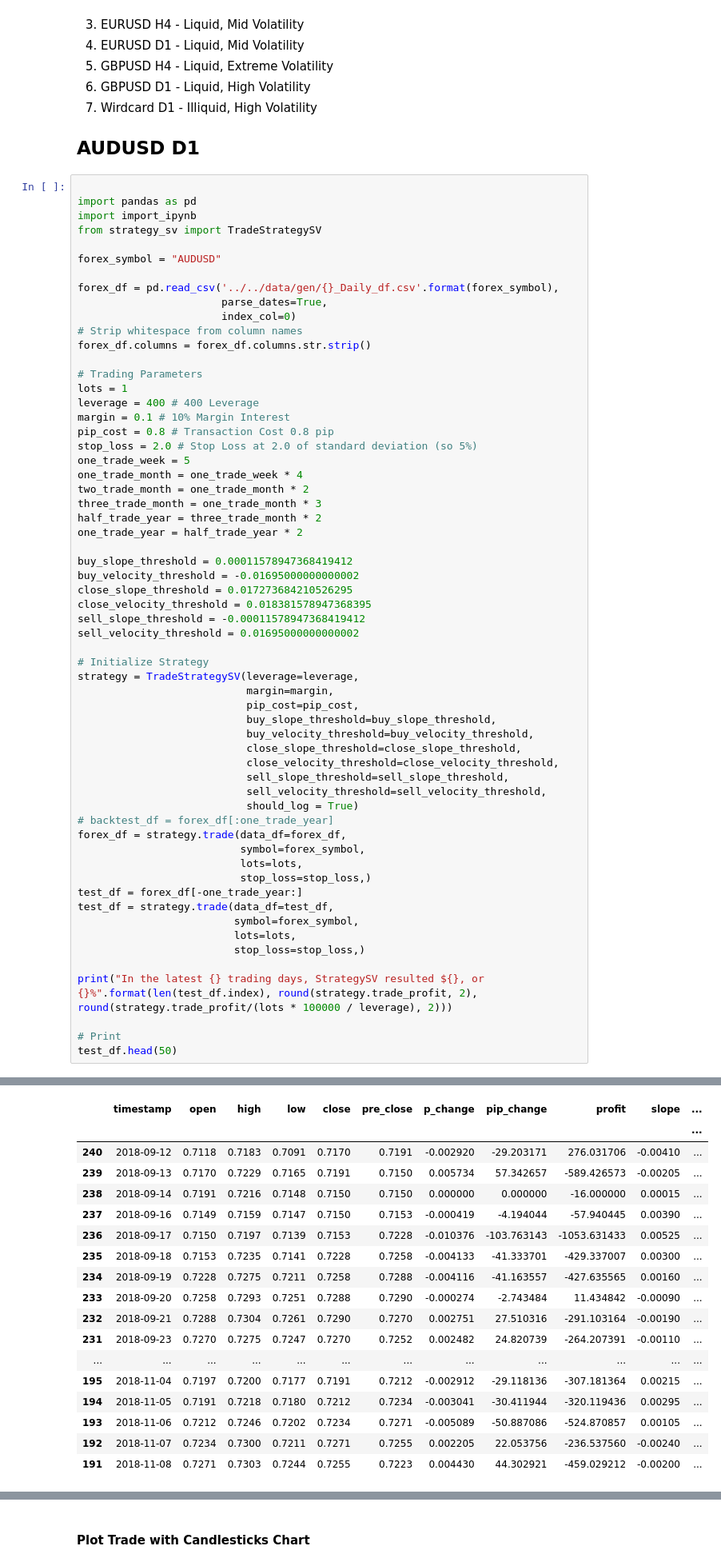
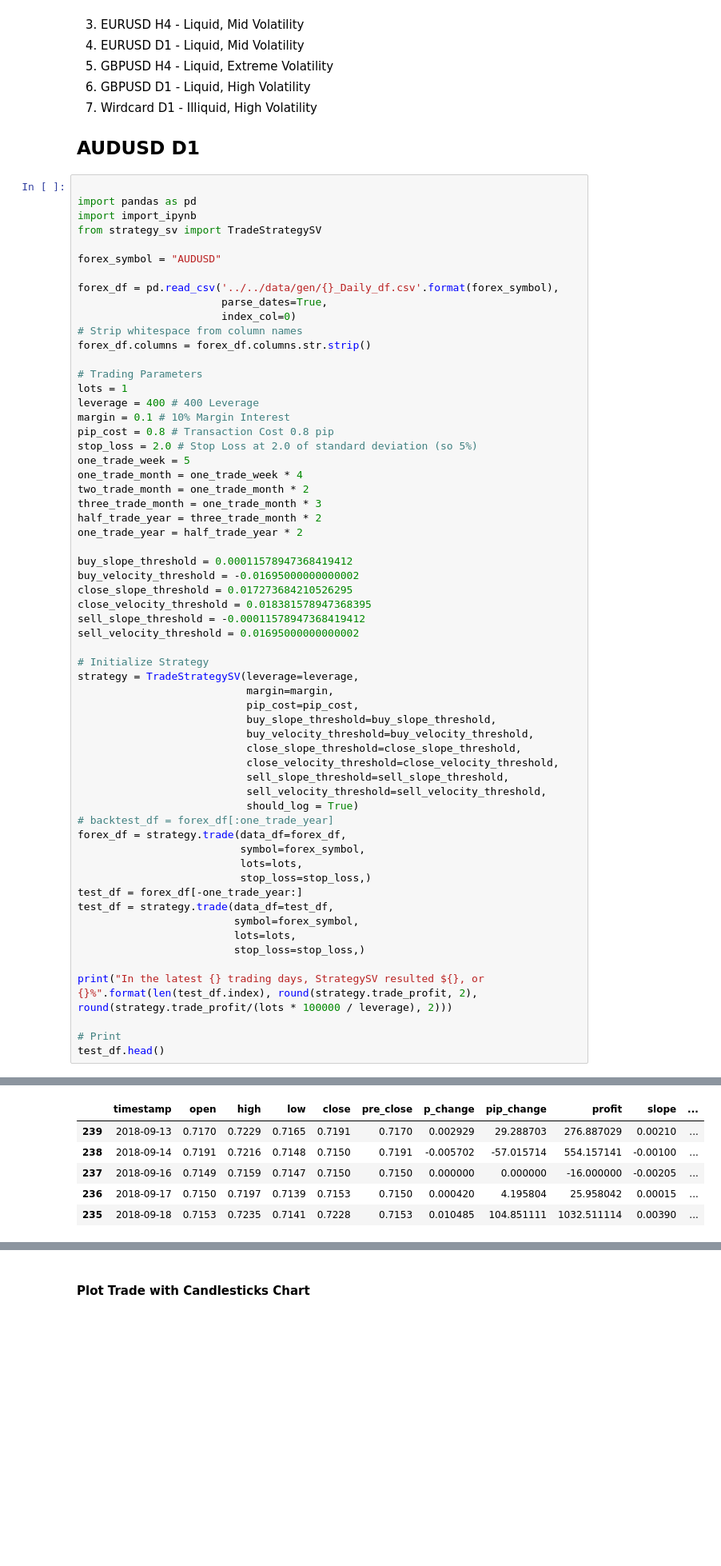
Before and after one commit to jacktator/QuantTrading_Py, a Jupyter notebook: alpha/strategies/strategy_sv_test.ipynb, the cells around one changed output, grey strips where cells are left out. Shown at 80% size. Drawn from its saved outputs; the diff is of its cells as text; blank space fills up the shorter version.

```diff
--- a/alpha/strategies/strategy_sv_test.ipynb
+++ b/alpha/strategies/strategy_sv_test.ipynb
@@ -71,6 +71,6 @@ test_df = strategy.trade(data_df=test_df,
 print("In the latest {} trading days, StrategySV resulted ${}, or {}%".format(len(test_df.index), round(strategy.trade_profit, 2), round(strategy.trade_profit/(lots * 100000 / leverage), 2)))
 
 # Print
-test_df.head(50)
+test_df.head()
 # %% [output]
 importing Jupyter notebook from strategy_sv.ipynb
@@ -78,21 +78,9 @@ In the latest 240 trading days, StrategySV resulted $-60068.62, or -240.27%
 |  | timestamp | open | high | low | close | pre_close | p_change | pip_change | profit | slope | ... |
-|  |  |  |  |  |  |  |  |  |  |  | ... |
-| 240 | 2018-09-12 | 0.7118 | 0.7183 | 0.7091 | 0.7170 | 0.7191 | -0.002920 | -29.203171 | 276.031706 | -0.00410 | ... |
-| 239 | 2018-09-13 | 0.7170 | 0.7229 | 0.7165 | 0.7191 | 0.7150 | 0.005734 | 57.342657 | -589.426573 | -0.00205 | ... |
-| 238 | 2018-09-14 | 0.7191 | 0.7216 | 0.7148 | 0.7150 | 0.7150 | 0.000000 | 0.000000 | -16.000000 | 0.00015 | ... |
-| 237 | 2018-09-16 | 0.7149 | 0.7159 | 0.7147 | 0.7150 | 0.7153 | -0.000419 | -4.194044 | -57.940445 | 0.00390 | ... |
-| 236 | 2018-09-17 | 0.7150 | 0.7197 | 0.7139 | 0.7153 | 0.7228 | -0.010376 | -103.763143 | -1053.631433 | 0.00525 | ... |
-| 235 | 2018-09-18 | 0.7153 | 0.7235 | 0.7141 | 0.7228 | 0.7258 | -0.004133 | -41.333701 | -429.337007 | 0.00300 | ... |
-| 234 | 2018-09-19 | 0.7228 | 0.7275 | 0.7211 | 0.7258 | 0.7288 | -0.004116 | -41.163557 | -427.635565 | 0.00160 | ... |
-| 233 | 2018-09-20 | 0.7258 | 0.7293 | 0.7251 | 0.7288 | 0.7290 | -0.000274 | -2.743484 | 11.434842 | -0.00090 | ... |
-| 232 | 2018-09-21 | 0.7288 | 0.7304 | 0.7261 | 0.7290 | 0.7270 | 0.002751 | 27.510316 | -291.103164 | -0.00190 | ... |
-| 231 | 2018-09-23 | 0.7270 | 0.7275 | 0.7247 | 0.7270 | 0.7252 | 0.002482 | 24.820739 | -264.207391 | -0.00110 | ... |
-| ... | ... | ... | ... | ... | ... | ... | ... | ... | ... | ... | ... |
-| 195 | 2018-11-04 | 0.7197 | 0.7200 | 0.7177 | 0.7191 | 0.7212 | -0.002912 | -29.118136 | -307.181364 | 0.00215 | ... |
-| 194 | 2018-11-05 | 0.7191 | 0.7218 | 0.7180 | 0.7212 | 0.7234 | -0.003041 | -30.411944 | -320.119436 | 0.00295 | ... |
-| 193 | 2018-11-06 | 0.7212 | 0.7246 | 0.7202 | 0.7234 | 0.7271 | -0.005089 | -50.887086 | -524.870857 | 0.00105 | ... |
-| 192 | 2018-11-07 | 0.7234 | 0.7300 | 0.7211 | 0.7271 | 0.7255 | 0.002205 | 22.053756 | -236.537560 | -0.00240 | ... |
-| 191 | 2018-11-08 | 0.7271 | 0.7303 | 0.7244 | 0.7255 | 0.7223 | 0.004430 | 44.302921 | -459.029212 | -0.00200 | ... |
+| 239 | 2018-09-13 | 0.7170 | 0.7229 | 0.7165 | 0.7191 | 0.7170 | 0.002929 | 29.288703 | 276.887029 | 0.00210 | ... |
+| 238 | 2018-09-14 | 0.7191 | 0.7216 | 0.7148 | 0.7150 | 0.7191 | -0.005702 | -57.015714 | 554.157141 | -0.00100 | ... |
+| 237 | 2018-09-16 | 0.7149 | 0.7159 | 0.7147 | 0.7150 | 0.7150 | 0.000000 | 0.000000 | -16.000000 | -0.00205 | ... |
+| 236 | 2018-09-17 | 0.7150 | 0.7197 | 0.7139 | 0.7153 | 0.7150 | 0.000420 | 4.195804 | 25.958042 | 0.00015 | ... |
+| 235 | 2018-09-18 | 0.7153 | 0.7235 | 0.7141 | 0.7228 | 0.7153 | 0.010485 | 104.851111 | 1032.511114 | 0.00390 | ... |
 # %% [markdown]
 # Initialize Strategy
 
```
Also changed, not shown: parts of 9 cells of this notebook, 2 other files.
